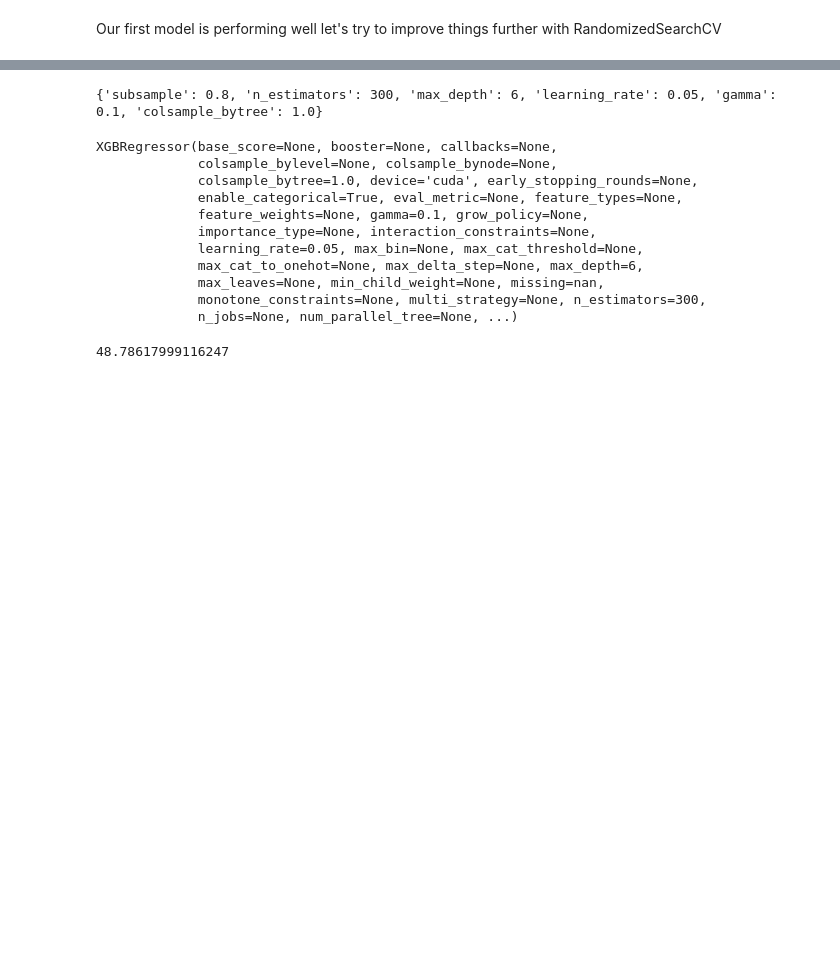
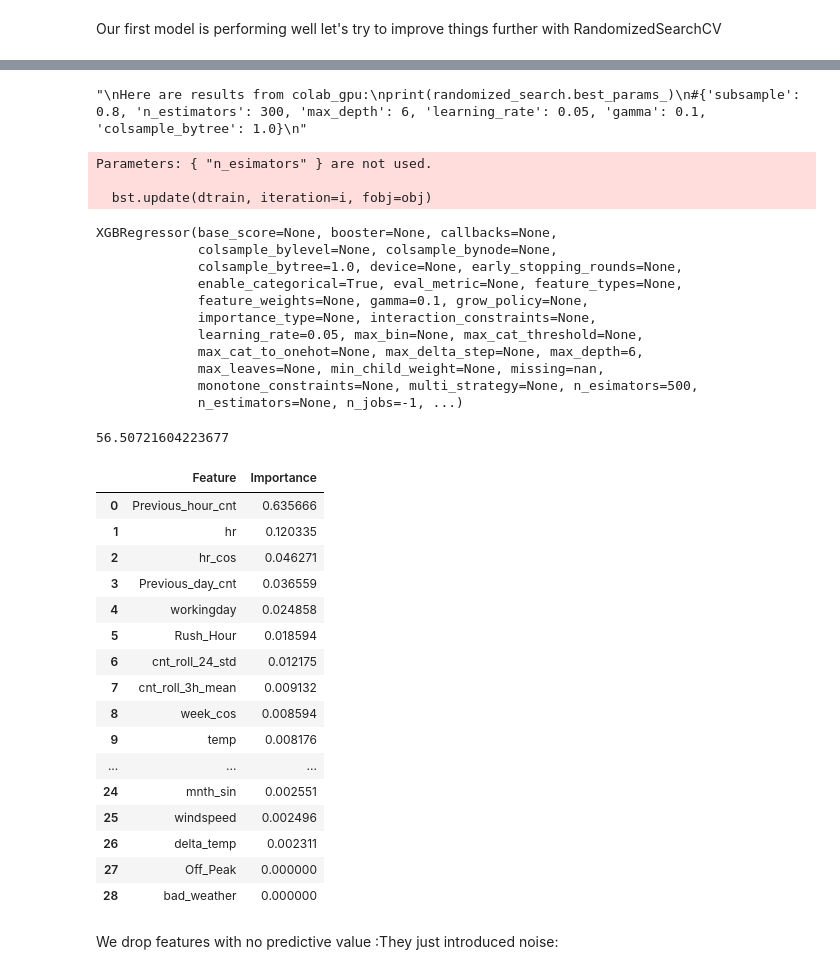
Before and after one commit to lahsainiyazid/bike-sharing-prediction, a Jupyter notebook: notebook/bikes.ipynb, the cells around one changed output, grey strips where cells are left out. Cells and saved outputs as stored; diff of their text form; code cells hidden in the pictures; blank space fills up the shorter version.

```diff
--- a/notebook/bikes.ipynb
+++ b/notebook/bikes.ipynb
@@ -7,7 +7,7 @@ import sklearn
 # %% [markdown]
 I have decided to work on the hourly dataset :
 # %%
-df=pd.read_csv('/content/hour.csv')
+df=pd.read_csv('/home/yazid/sklearn/bikes/data/hour.csv')
 # %%
 df.head()
 # %% [output]
@@ -64,3 +66,8 @@ df.drop('cnt',axis=1,inplace=True)
+# %%
+def feature_importance(model):
+    feature_names=model.feature_names_in_
+    return pd.DataFrame({'Feature':feature_names,
+                        'Importance':model.feature_importances_}).sort_values('Importance',ascending=False).reset_index(drop=True)
 # %%
 df.dropna(inplace=True)
 # %%
@@ -143,27 +137,56 @@ RandomizedSearchCV(cv=TimeSeriesSplit(gap=0, max_train_size=None, n_splits=5, te
 # %%
+'''
+Here are results from colab_gpu:
 print(randomized_search.best_params_)
 #{'subsample': 0.8, 'n_estimators': 300, 'max_depth': 6, 'learning_rate': 0.05, 'gamma': 0.1, 'colsample_bytree': 1.0}
+'''
 # %% [output]
-{'subsample': 0.8, 'n_estimators': 300, 'max_depth': 6, 'learning_rate': 0.05, 'gamma': 0.1, 'colsample_bytree': 1.0}
+"\nHere are results from colab_gpu:\nprint(randomized_search.best_params_)\n#{'subsample': 0.8, 'n_estimators': 300, 'max_depth': 6, 'learning_rate': 0.05, 'gamma': 0.1, 'colsample_bytree': 1.0}\n"
 # %%
-v1=XGBRegressor(**randomized_search.best_params_,random_state=42,tree_method='hist',device='cuda')
+from xgboost import XGBRegressor
+v1=XGBRegressor(n_esimators=500,subsample=0.8,max_depth=6,learning_rate=0.05,gamma=0.1,colsample_bytree=1.0,random_state=42,tree_method='hist',n_jobs=-1)
 v1.fit(X_train,y_train)
 # %% [output]
-XGBRegressor(base_score=None, booster=None, callbacks=None,
-             colsample_bylevel=None, colsample_bynode=None,
-             colsample_bytree=1.0, device='cuda', early_stopping_rounds=None,
-             enable_categorical=True, eval_metric=None, feature_types=None,
-             feature_weights=None, gamma=0.1, grow_policy=None,
-             importance_type=None, interaction_constraints=None,
-             learning_rate=0.05, max_bin=None, max_cat_threshold=None,
-             max_cat_to_onehot=None, max_delta_step=None, max_depth=6,
-             max_leaves=None, min_child_weight=None, missing=nan,
-             monotone_constraints=None, multi_strategy=None, n_estimators=300,
-             n_jobs=None, num_parallel_tree=None, ...)
+Parameters: { "n_esimators" } are not used.
+
+  bst.update(dtrain, iteration=i, fobj=obj)
+XGBRegressor(base_score=None, booster=None, callbacks=None,
+             colsample_bylevel=None, colsample_bynode=None,
+             colsample_bytree=1.0, device=None, early_stopping_rounds=None,
+             enable_categorical=True, eval_metric=None, feature_types=None,
+             feature_weights=None, gamma=0.1, grow_policy=None,
+             importance_type=None, interaction_constraints=None,
+             learning_rate=0.05, max_bin=None, max_cat_threshold=None,
+             max_cat_to_onehot=None, max_delta_step=None, max_depth=6,
+             max_leaves=None, min_child_weight=None, missing=nan,
+             monotone_constraints=None, multi_strategy=None, n_esimators=500,
+             n_estimators=None, n_jobs=-1, ...)
 # %%
 from sklearn.metrics import root_mean_squared_error
 y_pred_1=v1.predict(X_test)
 rmse_1=root_mean_squared_error(np.expm1(y_test),np.expm1(y_pred_1))
 rmse_1
 # %% [output]
-48.78617999116247
+56.50721604223677
+# %%
+feature_importance(v1)
+# %% [output]
+|  | Feature | Importance |
+| 0 | Previous_hour_cnt | 0.635666 |
+| 1 | hr | 0.120335 |
+| 2 | hr_cos | 0.046271 |
+| 3 | Previous_day_cnt | 0.036559 |
+| 4 | workingday | 0.024858 |
+| 5 | Rush_Hour | 0.018594 |
+| 6 | cnt_roll_24_std | 0.012175 |
+| 7 | cnt_roll_3h_mean | 0.009132 |
+| 8 | week_cos | 0.008594 |
+| 9 | temp | 0.008176 |
+| ... | ... | ... |
+| 24 | mnth_sin | 0.002551 |
+| 25 | windspeed | 0.002496 |
+| 26 | delta_temp | 0.002311 |
+| 27 | Off_Peak | 0.000000 |
+| 28 | bad_weather | 0.000000 |
+# %% [markdown]
+We drop features with no predictive value :They just introduced noise:
```
Also changed, not shown: parts of 8 cells of this notebook.
